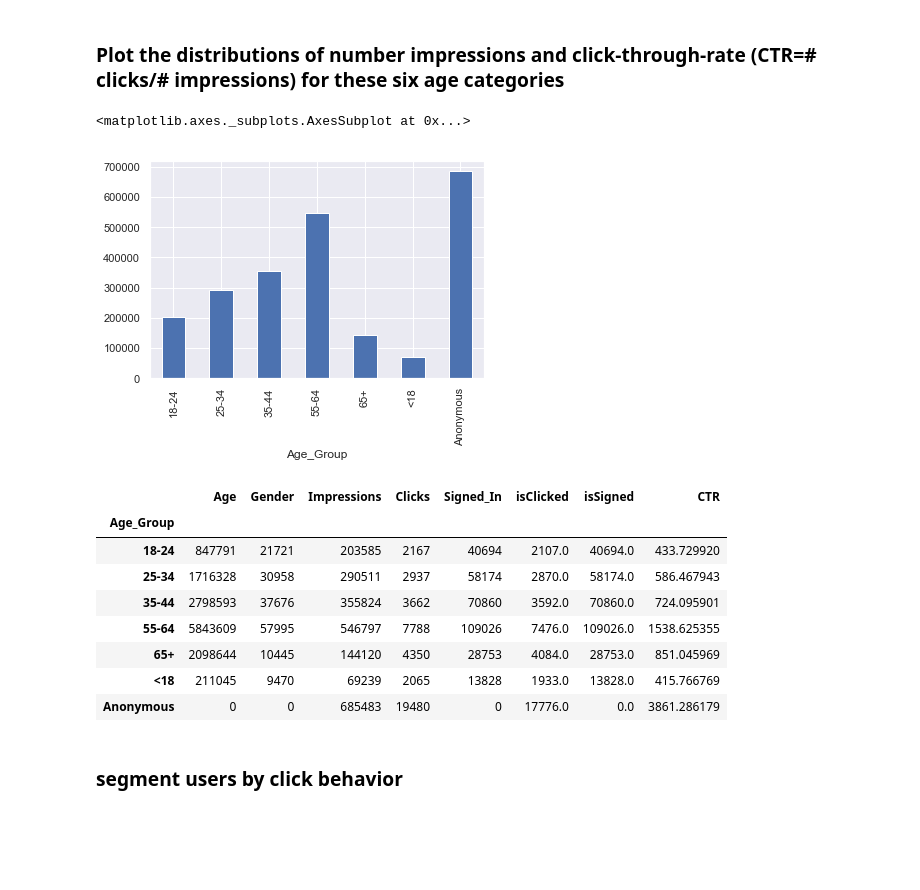
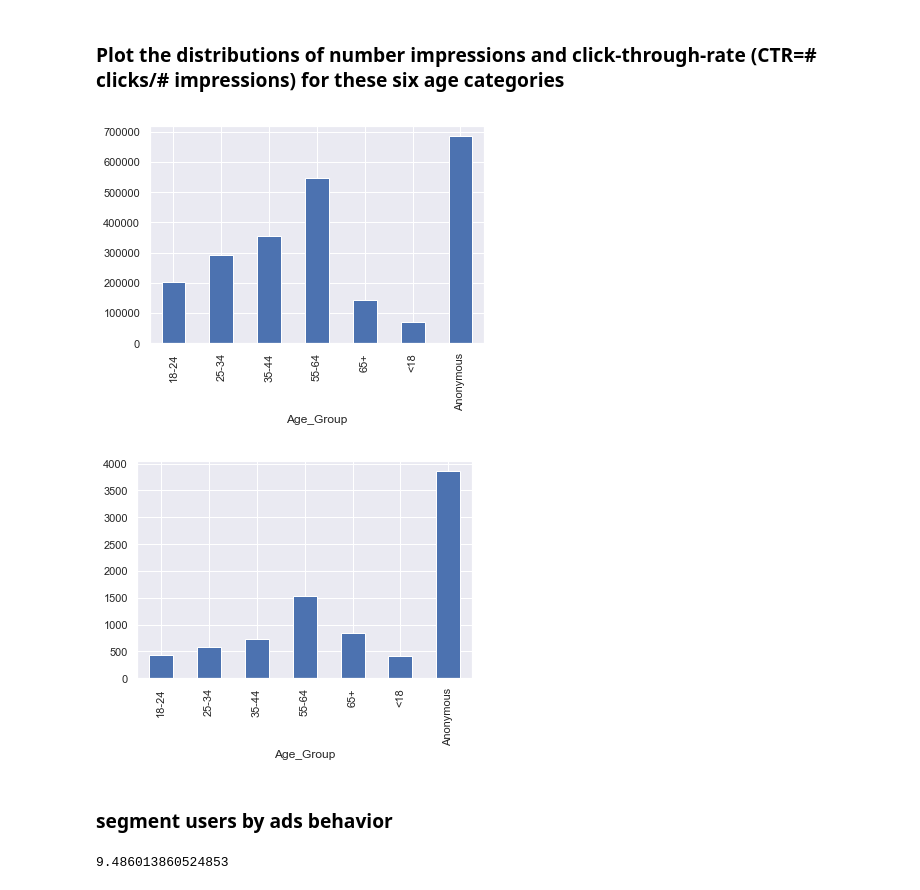
Before and after one commit to tansudasli/analytics-sandbox, a Jupyter notebook: exploratory_data_analysis.ipynb, the cells around one changed output. Cells and saved outputs as stored; diff of their text form; code cells hidden in the pictures; blank space fills up the shorter version.

Commit message:
unseen new segments added

```diff
--- a/exploratory_data_analysis.ipynb
+++ b/exploratory_data_analysis.ipynb
@@ -134,24 +163,23 @@ data['Age_Group'].value_counts().sort_index().plot(kind='bar')
 # %%
 imp_by_age = data.groupby(['Age_Group']).sum()
 
-imp_by_age.Impressions.plot(kind='bar')
+x = imp_by_age.Impressions.plot(kind='bar')
 # %% [output]
-<matplotlib.axes._subplots.AxesSubplot at 0x...>
 [figure]
 # %%
 imp_by_age = data.groupby(['Age_Group']).sum()
 
-imp_by_age#.plot(kind='bar')
+y = imp_by_age.CTR.plot(kind='bar')
 # %% [output]
-|  | Age | Gender | Impressions | Clicks | Signed_In | isClicked | isSigned | CTR |
-| Age_Group |  |  |  |  |  |  |  |  |
-| 18-24 | 847791 | 21721 | 203585 | 2167 | 40694 | 2107.0 | 40694.0 | 433.729920 |
-| 25-34 | 1716328 | 30958 | 290511 | 2937 | 58174 | 2870.0 | 58174.0 | 586.467943 |
-| 35-44 | 2798593 | 37676 | 355824 | 3662 | 70860 | 3592.0 | 70860.0 | 724.095901 |
-| 55-64 | 5843609 | 57995 | 546797 | 7788 | 109026 | 7476.0 | 109026.0 | 1538.625355 |
-| 65+ | 2098644 | 10445 | 144120 | 4350 | 28753 | 4084.0 | 28753.0 | 851.045969 |
-| <18 | 211045 | 9470 | 69239 | 2065 | 13828 | 1933.0 | 13828.0 | 415.766769 |
-| Anonymous | 0 | 0 | 685483 | 19480 | 0 | 17776.0 | 0.0 | 3861.286179 |
+[figure, added]
 # %% [markdown]
-### segment users by click behavior
+### segment users by ads behavior
+# %%
+# limits
+
+impression_limit = data.Impressions.mean() + 2 * data.Impressions.std()
+
+impression_limit
+# %% [output]
+9.486013860524853
 # %%
```
Also changed, not shown: parts of 12 cells of this notebook.
